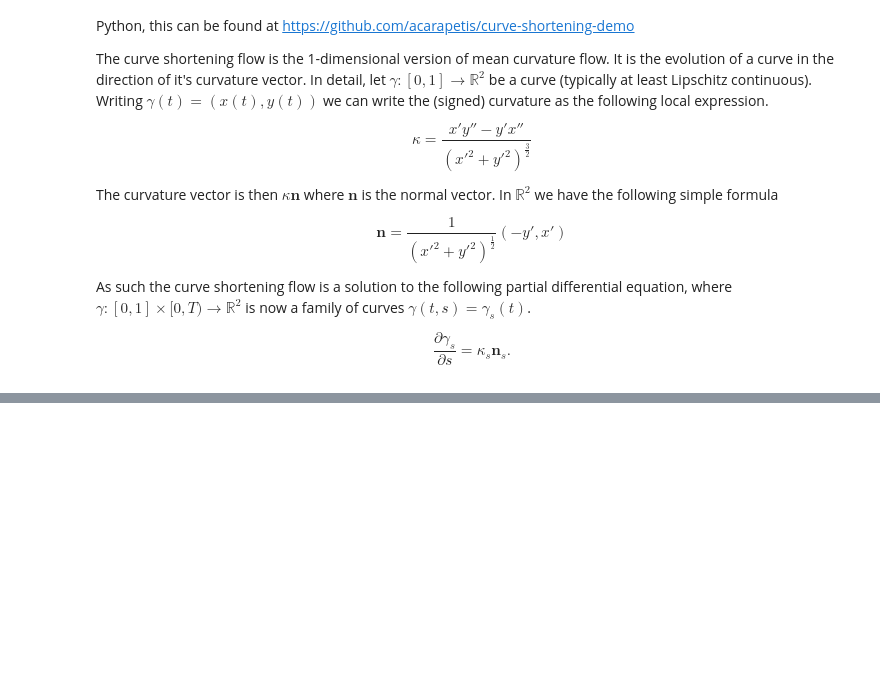
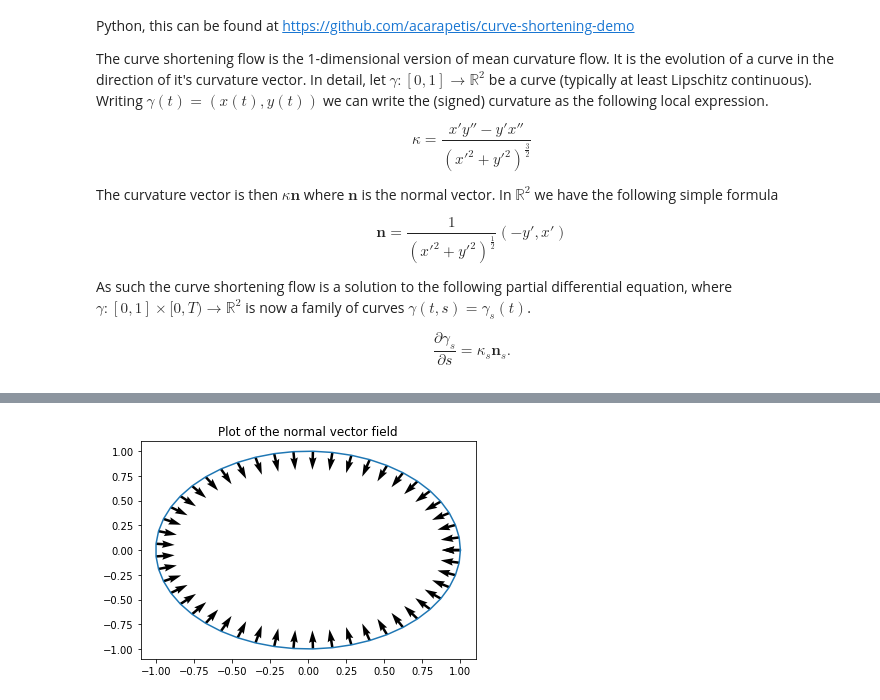
Before and after one commit to bwdGitHub/CurveShorteningFlow, a Jupyter notebook: Curve Shortening Flow.ipynb, the cells around one changed output, grey strips where cells are left out. Saved outputs shown, nothing was run; the diff lists cells and outputs as text; code cells hidden in the pictures; blank space fills up the shorter version.

```diff
--- a/Curve Shortening Flow.ipynb
+++ b/Curve Shortening Flow.ipynb
@@ -190,0 +186,4 @@ HTML(anim.to_html5_video())
+# %%
+circle.normal_plot()
+# %% [output]
+[figure, added]
```
Also changed, not shown: parts of 25 cells of this notebook.
